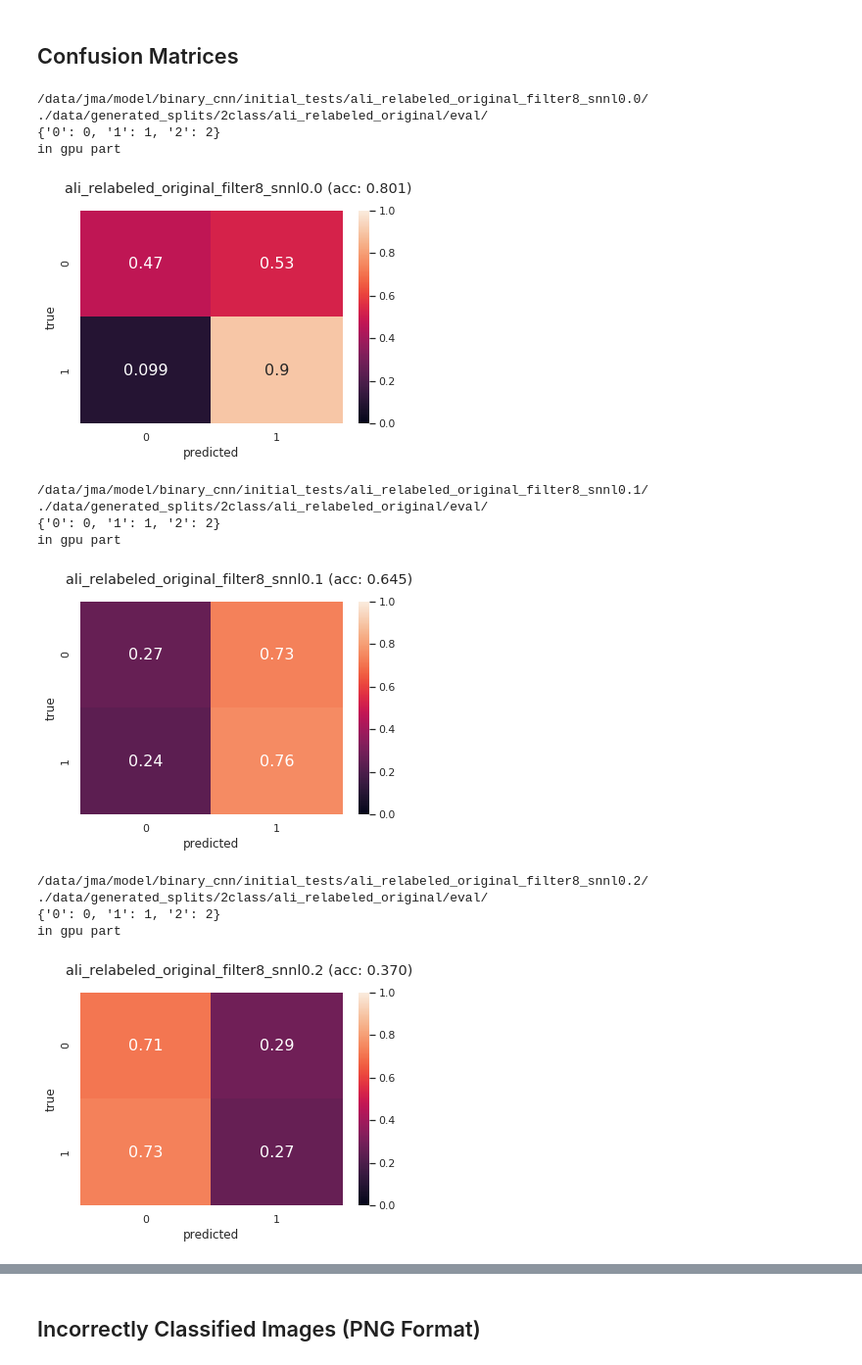
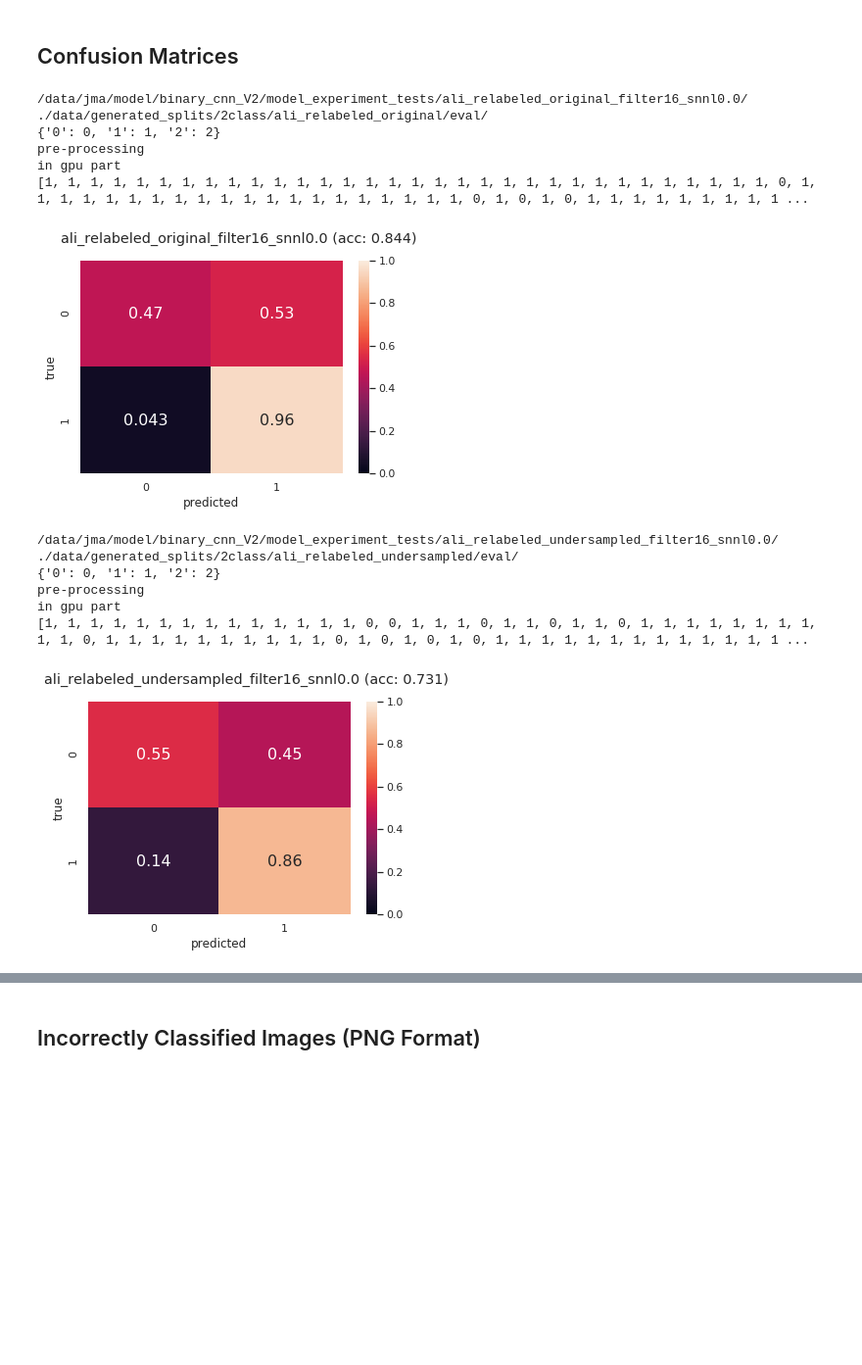
Before and after one commit to 18jeffreyma/motion-artifact, a Jupyter notebook: convnet_mri_binary_nb.ipynb, the cells around one changed output, grey strips where cells are left out. Shown at 98% size. Saved outputs shown, nothing was run; the diff lists cells and outputs as text; code cells hidden in the pictures; blank space fills up the shorter version.

```diff
--- a/convnet_mri_binary_nb.ipynb
+++ b/convnet_mri_binary_nb.ipynb
@@ -65,7 +63,7 @@ print(tf.test.gpu_device_name())
 num_classes = 2
 
 # ResNet-10 architecture
-def convnet_network(x, conv_kernels=[10,7,3], num_channels=8, n_classes=num_classes, reuse = False, is_training = True):
+def convnet_network(x, conv_kernels=[10,7,3,3], num_channels=8, n_classes=num_classes, reuse = False, is_training = True):
     with tf.variable_scope('ConvNet', reuse = reuse), tf.device(gpu):
 
         x = tf.reshape(x, shape=[-1, 512, 512, 1])
@@ -97,7 +95,7 @@ def convnet_network(x, conv_kernels=[10,7,3], num_channels=8, n_classes=num_clas
         return x, x_pre_flatten, filtered_images
 
 
-def convnet_model_fn(features, labels, mode, conv_kernels=[10,7,3], num_channels=8, snnl_weight=0.05,
+def convnet_model_fn(features, labels, mode, conv_kernels=[10,7,3,3], num_channels=8, snnl_weight=0.05,
                       log=True):
     with tf.device(gpu):
 
@@ -122,7 +120,14 @@ def convnet_model_fn(features, labels, mode, conv_kernels=[10,7,3], num_channels
         # PREDICT MODE
         if mode == tf.estimator.ModeKeys.PREDICT:
 
-            return tf.estimator.EstimatorSpec(mode=mode, predictions=pred_classes)
+
+            prediction_dict = {
+                'class_ids': pred_classes[:, tf.newaxis],
+                'probabilities': tf.nn.softmax(logits_test),
+                'logits': logits_test,
+            }
+
+            return tf.estimator.EstimatorSpec(mode=mode, predictions=prediction_dict)
 
 
         loss_op = tf.reduce_mean(
@@ -141,9 +146,14 @@ def convnet_model_fn(features, labels, mode, conv_kernels=[10,7,3], num_channels
         optimizer = tf.train.AdamOptimizer(learning_rate=learning_rate)
         train_op = optimizer.minimize(loss_op, global_step=tf.train.get_global_step())
 
+        roc_op = tf.metrics.auc(labels, pred_classes, curve='ROC', summation_method='careful_interpolation')
+        precision_recall_op = tf.metrics.auc(labels, pred_classes, curve='PR', summation_method='careful_interpolation')
+
         if (not log):
             tf.summary.scalar("loss", loss_op)
             tf.summary.scalar("accuracy", acc_op[1])
+            tf.summary.scalar("roc", roc_op[1])
+            tf.summary.scalar("precision-recall", precision_recall_op[1])
 
         if mode == tf.estimator.ModeKeys.TRAIN:
 
@@ -230,17 +240,17 @@ num_steps = 10000
 
 # convnet_checkpoint_path_base = "/data/jma/model/dataset_experiments/no_data_aug_no_norm/"
 
-convnet_checkpoint_path_base = "/data/jma/model/binary_cnn/snnl_tests/"
+convnet_checkpoint_path_base = "/data/jma/model/binary_cnn_V2/roc_tests/"
 
 # kernel_sizes = [7, 9, 10, 11, 13]
 # filter_sizes = [10]
 # snnl_weights = [0.0]
 
 # kernel_sizes = [[10, 7, 3]] v1
-
-kernel_sizes = [[10, 7, 3]]
-filter_sizes = [8]
-snnl_weights = [0.0, 0.1, 0.2, 0.4]
+# kernel_sizes = [[10, 7, 3, 3]] v2
+kernel_sizes = [[10,7,3,3]]
+filter_sizes = [16]
+snnl_weights = [0.0]
 
 # data_root = "./data/data_relabeled_png_synthetic/"
 
@@ -432,16 +442,16 @@ b_size = 32
 
 random_seed = 777
 
-convnet_checkpoint_path_base = "/data/jma/model/binary_cnn/initial_tests/"
+convnet_checkpoint_path_base = "/data/jma/model/binary_cnn_V2/model_experiment_tests/"
 
 
 # kernel_sizes = [7, 9, 10, 11, 13]
 # filter_sizes = [10]
 # snnl_weights = [0.0]
 
-kernel_sizes = [[10, 7, 3]]
-filter_sizes = [8]
-snnl_weights = [0.0, 0.1, 0.2, 0.4]
+kernel_sizes = [[10, 7, 3, 3]]
+filter_sizes = [16]
+snnl_weights = [0.0]
 
 # data_root = "./data/data_relabeled_png_synthetic/"
 
@@ -492,41 +502,46 @@ for dt_set in sets:
                 values = model.predict(eval_input_fn)
 
 
                 original_labels = path_to_label(eval_paths, eval_root)
-                predicted_labels = list(values)
+                predictions = list(values)
+
+
+                predicted_labels = [elem['class_ids'][0] for elem in predictions]
+
+                predicted_probabilities = [elem['probabilities'] for elem in predictions]
+                print(predicted_labels)
 
 
                 accuracy = sklearn.metrics.accuracy_score(original_labels, predicted_labels)
 
                 cm = tf.confusion_matrix(original_labels, predicted_labels)
                 cm = tf.to_float(cm)
 
                 cm = cm.numpy()
 
                 row_sums = cm.sum(axis=1)
                 cm = cm / row_sums[:, np.newaxis]
 
                 df_cm = pd.DataFrame(cm, range(2), range(2))
                 #plt.figure(figsize = (10,7))
 
                 sns.set(font_scale=1)#for label size
                 plt.suptitle(dt_set + "_filter" + str(filter_size) + "_snnl" + str(snnl_weight) + " (acc: " + str('%.3f'%(accuracy)) + ")")
                 ax = sns.heatmap(df_cm, annot=True,annot_kws={"size": 16}, vmin=0, vmax=1.0)# font size
                 ax.set(xlabel='predicted', ylabel='true')
                 plt.show()
 # %% [output]
-/data/jma/model/binary_cnn/initial_tests/ali_relabeled_original_filter8_snnl0.0/
+/data/jma/model/binary_cnn_V2/model_experiment_tests/ali_relabeled_original_filter16_snnl0.0/
 ./data/generated_splits/2class/ali_relabeled_original/eval/
 {'0': 0, '1': 1, '2': 2}
+pre-processing
 in gpu part
+[1, 1, 1, 1, 1, 1, 1, 1, 1, 1, 1, 1, 1, 1, 1, 1, 1, 1, 1, 1, 1, 1, 1, 1, 1, 1, 1, 1, 1, 1, 1, 1, 0, 1, 1, 1, 1, 1, 1, 1, 1, 1, 1, 1, 1, 1, 1, 1, 1, 1, 1, 1, 1, 0, 1, 0, 1, 0, 1, 1, 1, 1, 1, 1, 1, 1, 1 ...
-[figure, old version]
+[figure, new version]
-/data/jma/model/binary_cnn/initial_tests/ali_relabeled_original_filter8_snnl0.1/
-./data/generated_splits/2class/ali_relabeled_original/eval/
+/data/jma/model/binary_cnn_V2/model_experiment_tests/ali_relabeled_undersampled_filter16_snnl0.0/
+./data/generated_splits/2class/ali_relabeled_undersampled/eval/
 {'0': 0, '1': 1, '2': 2}
+pre-processing
 in gpu part
+[1, 1, 1, 1, 1, 1, 1, 1, 1, 1, 1, 1, 1, 1, 0, 0, 1, 1, 1, 0, 1, 1, 0, 1, 1, 0, 1, 1, 1, 1, 1, 1, 1, 1, 1, 1, 0, 1, 1, 1, 1, 1, 1, 1, 1, 1, 1, 0, 1, 0, 1, 0, 1, 0, 1, 1, 1, 1, 1, 1, 1, 1, 1, 1, 1, 1, 1 ...
-[figure, old version]
+[figure, new version]
-/data/jma/model/binary_cnn/initial_tests/ali_relabeled_original_filter8_snnl0.2/
-./data/generated_splits/2class/ali_relabeled_original/eval/
-{'0': 0, '1': 1, '2': 2}
-in gpu part
-[figure, removed]
```
Also changed, not shown: parts of 6 cells of this notebook, 2 other files.
